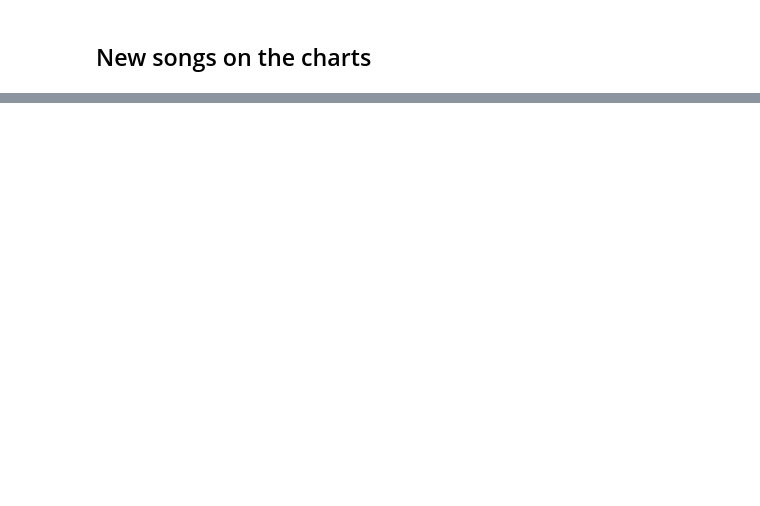
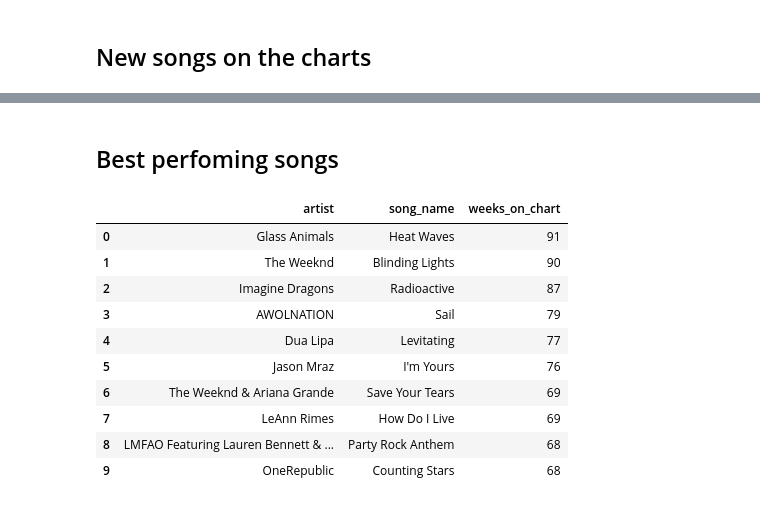
Before and after one commit to martalech/pop_charts_dynamics, a Jupyter notebook: data_statistics.ipynb, the cells around one changed output, grey strips where cells are left out. Cells and saved outputs as stored; diff of their text form; code cells hidden in the pictures; blank space fills up the shorter version.

```diff
--- a/data_statistics.ipynb
+++ b/data_statistics.ipynb
@@ -63,0 +98,18 @@ plt.show()
+# %% [markdown]
+## Best perfoming songs
+# %%
+max_weeks_on_chart_sorted = max_weeks_on_chart.sort_values(by="weeks_on_chart", ascending=False).reset_index()
+
+max_weeks_on_chart_sorted.head(10).style
+# %% [output]
+|  | artist | song_name | weeks_on_chart |
+| 0 | Glass Animals | Heat Waves | 91 |
+| 1 | The Weeknd | Blinding Lights | 90 |
+| 2 | Imagine Dragons | Radioactive | 87 |
+| 3 | AWOLNATION | Sail | 79 |
+| 4 | Dua Lipa | Levitating | 77 |
+| 5 | Jason Mraz | I'm Yours | 76 |
+| 6 | The Weeknd & Ariana Grande | Save Your Tears | 69 |
+| 7 | LeAnn Rimes | How Do I Live | 69 |
+| 8 | LMFAO Featuring Lauren Bennett & ... | Party Rock Anthem | 68 |
+| 9 | OneRepublic | Counting Stars | 68 |
```
Also changed, not shown: parts of 4 cells of this notebook.
